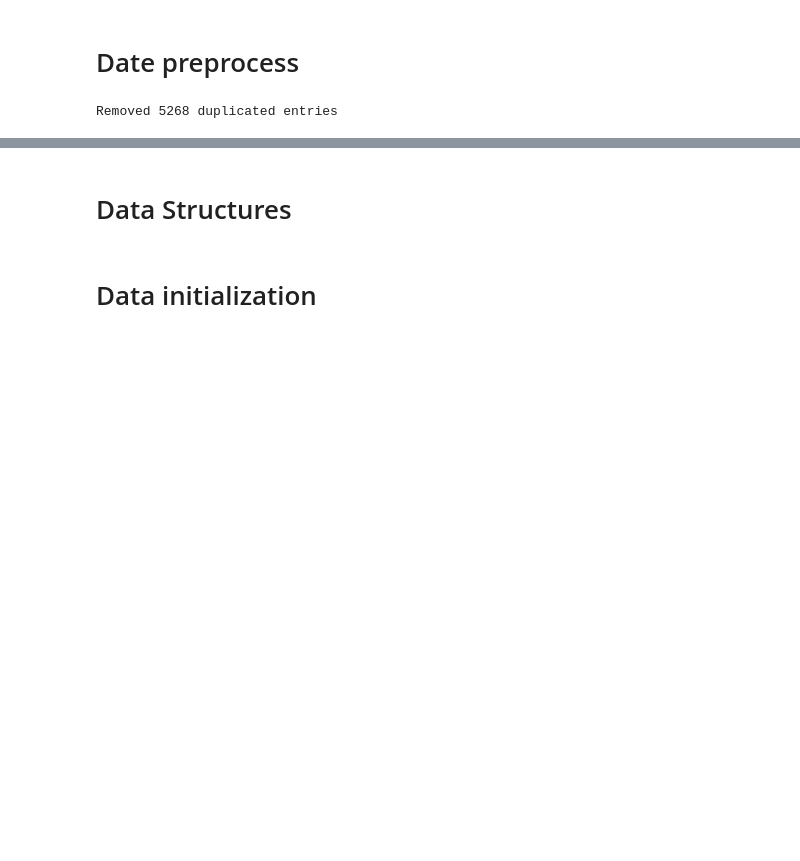
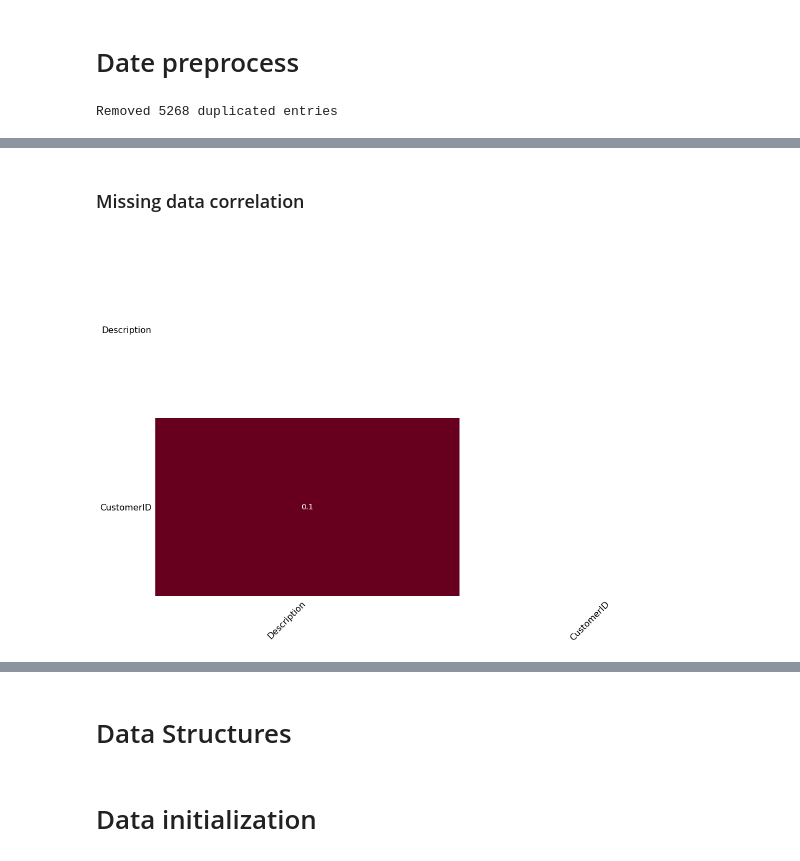
Before and after one commit to Mazzanicolas/customer-segmentation, a Jupyter notebook: CustomerSegmentation.ipynb, the cells around one changed output, grey strips where cells are left out. Saved outputs shown, nothing was run; the diff lists cells and outputs as text; code cells hidden in the pictures; blank space fills up the shorter version.

Commit message:
Missing values

```diff
--- a/CustomerSegmentation.ipynb
+++ b/CustomerSegmentation.ipynb
@@ -63,0 +98,7 @@ Removed 5268 duplicated entries
+# %% [markdown]
+### Missing data correlation
+# %%
+ms.heatmap(e_comerce_data)
+plt.show()
+# %% [output]
+[figure, added]
```
Also changed, not shown: parts of 12 cells of this notebook.
